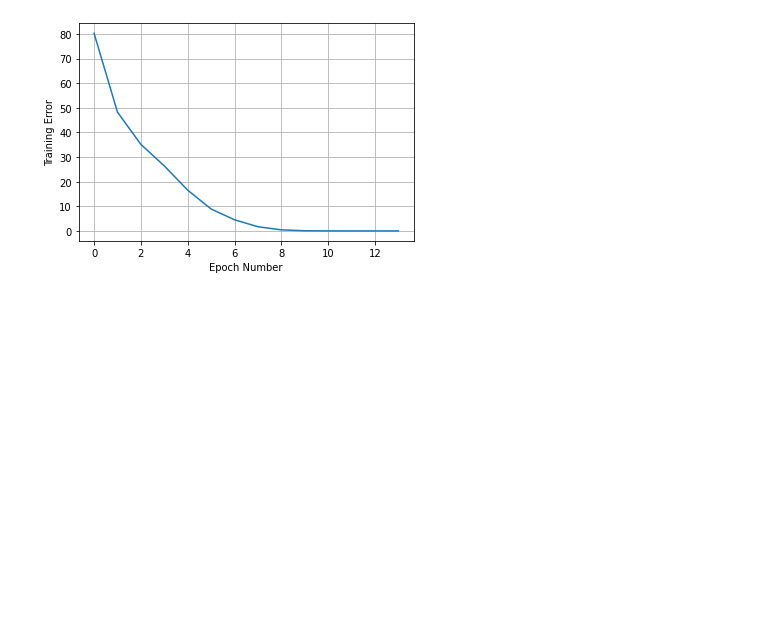
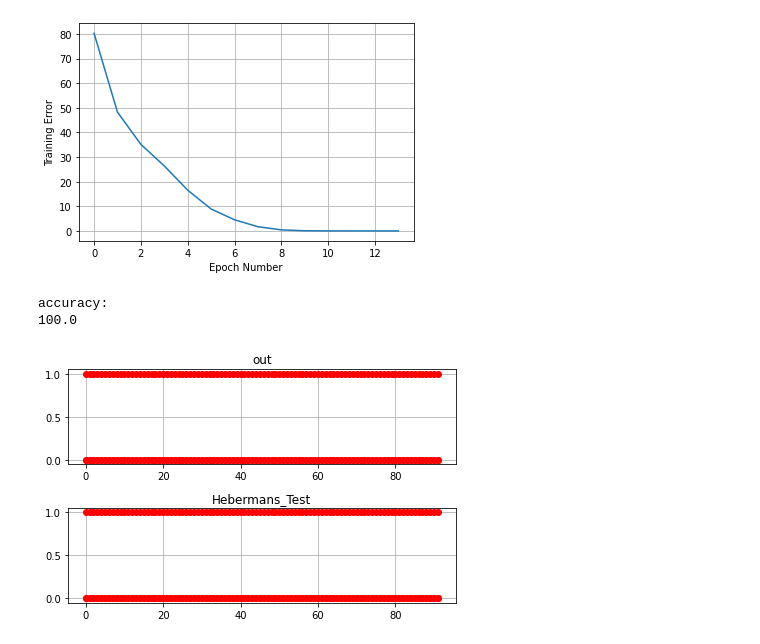
Before and after one commit to nikoshourdas/finalProject_Artificial_Neural_Networks, a Jupyter notebook: project tp4774.ipynb, the cells around one changed output. Drawn from its saved outputs; the diff is of its cells as text; code cells hidden in the pictures; blank space fills up the shorter version.

```diff
--- a/project tp4774.ipynb
+++ b/project tp4774.ipynb
@@ -169,3 +169,34 @@ plt.grid(True)
 plt.show()
 # %% [output]
 [figure]
+# %%
+# Simulate the neural network
+
+out = net.sim(Dataset_Test)
+out = np.around(out)
+# %%
+# calculate accuracy
+
+correct = (out == Target_Test).all(axis = 1)
+acc=(np.sum(correct)/len(out))*100
+
+print("accuracy: ");print(acc)
+# %% [output]
+accuracy:
+100.0
+# %%
+np.array_equal(out, Target_Test)
+False
+plt.figure(1)
+plt.subplot(2,1,1)
+plt.plot(out,'ro')
+plt.title('out')
+plt.grid(True)
+plt.subplot(2,1,2)
+plt.plot(Target_Test,'ro')
+plt.title('Hebermans_Test')
+plt.grid(True)
+plt.tight_layout()
+plt.show()
+# %% [output]
+[figure, added]
```
Also changed, not shown: parts of 6 cells of this notebook.
